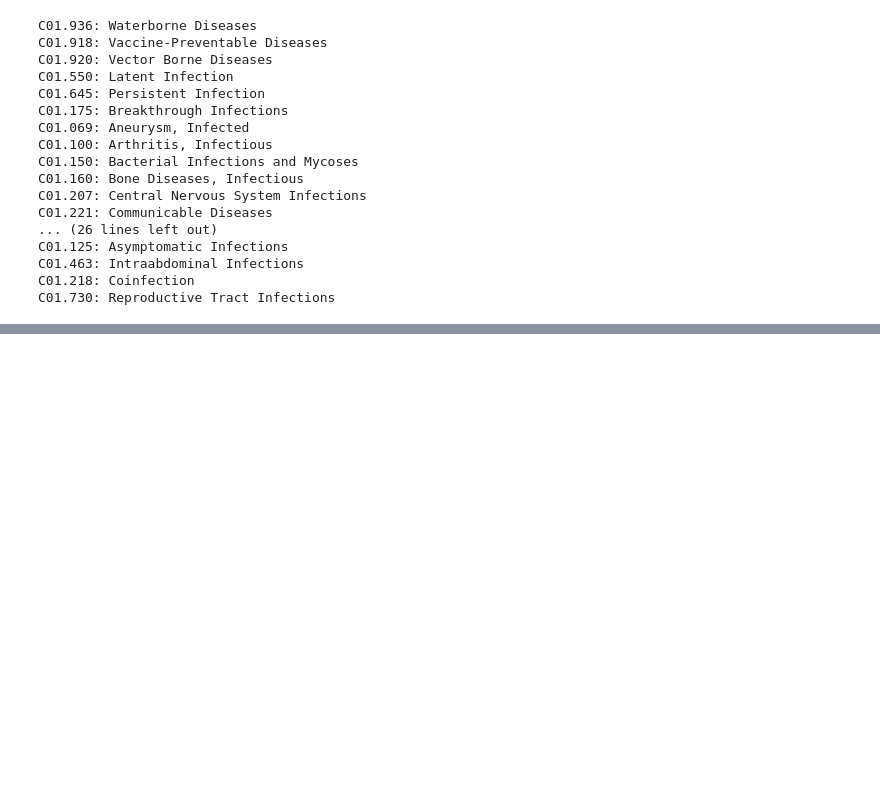
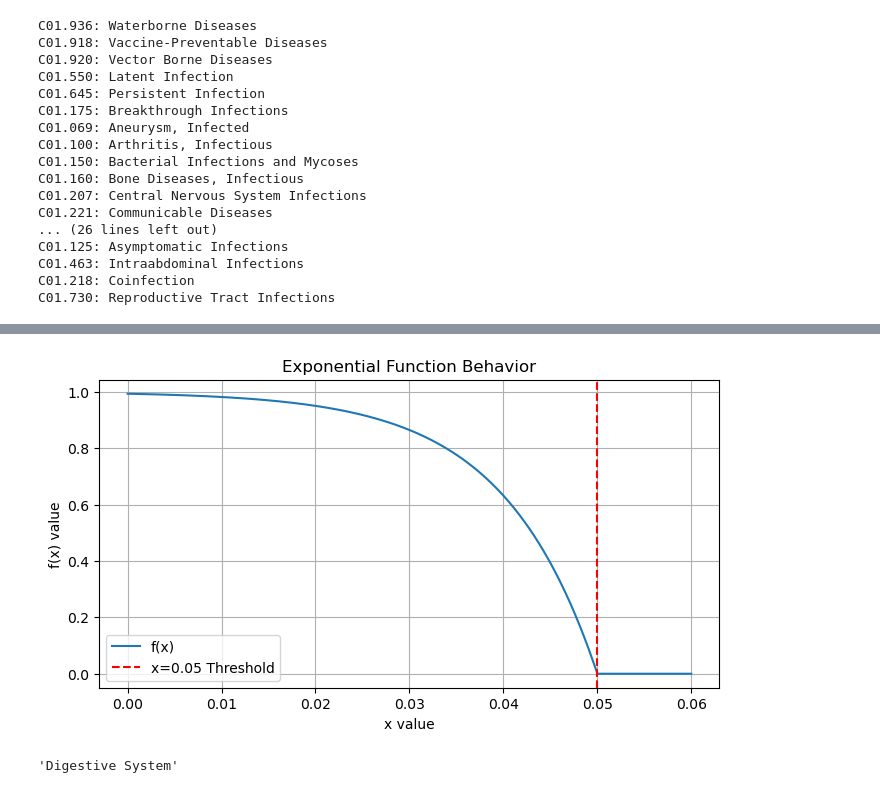
Before and after one commit to 00dylan00/Disease-Signatures, a Jupyter notebook: documentation/MeSH.ipynb, the cells around one changed output, grey strips where cells are left out. Drawn from its saved outputs; the diff is of its cells as text; code cells hidden in the pictures; blank space fills up the shorter version.

```diff
--- a/documentation/MeSH.ipynb
+++ b/documentation/MeSH.ipynb
@@ -300,0 +324,30 @@ mesh_term_2_symbol, mesh_symbol_2_term = build_mesh_term_tree_number_mapping(
+# %%
+import numpy as np
+import matplotlib.pyplot as plt
+
+
+def exponential_function(x, a=100):
+    if x > 0.05:
+        return 0
+    else:
+        return 1 - np.exp(a * (x - 0.05))
+
+
+# Test the function with a range of x values
+x_values = np.linspace(0, 0.06, 500)
+y_values = np.array([exponential_function(x) for x in x_values])
+# Plotting
+plt.figure(figsize=(8, 4))
+plt.plot(x_values, y_values, label="f(x)")
+plt.axvline(x=0.05, color="r", linestyle="--", label="x=0.05 Threshold")
+plt.xlabel("x value")
+plt.ylabel("f(x) value")
+plt.title("Exponential Function Behavior")
+plt.legend()
+plt.grid(True)
+# %% [output]
+[figure, added]
+# %%
+mesh_symbol_2_term.get("A03", "")
+# %% [output]
+'Digestive System'
```
Also changed, not shown: parts of 1 cell of this notebook, 3 other files.
